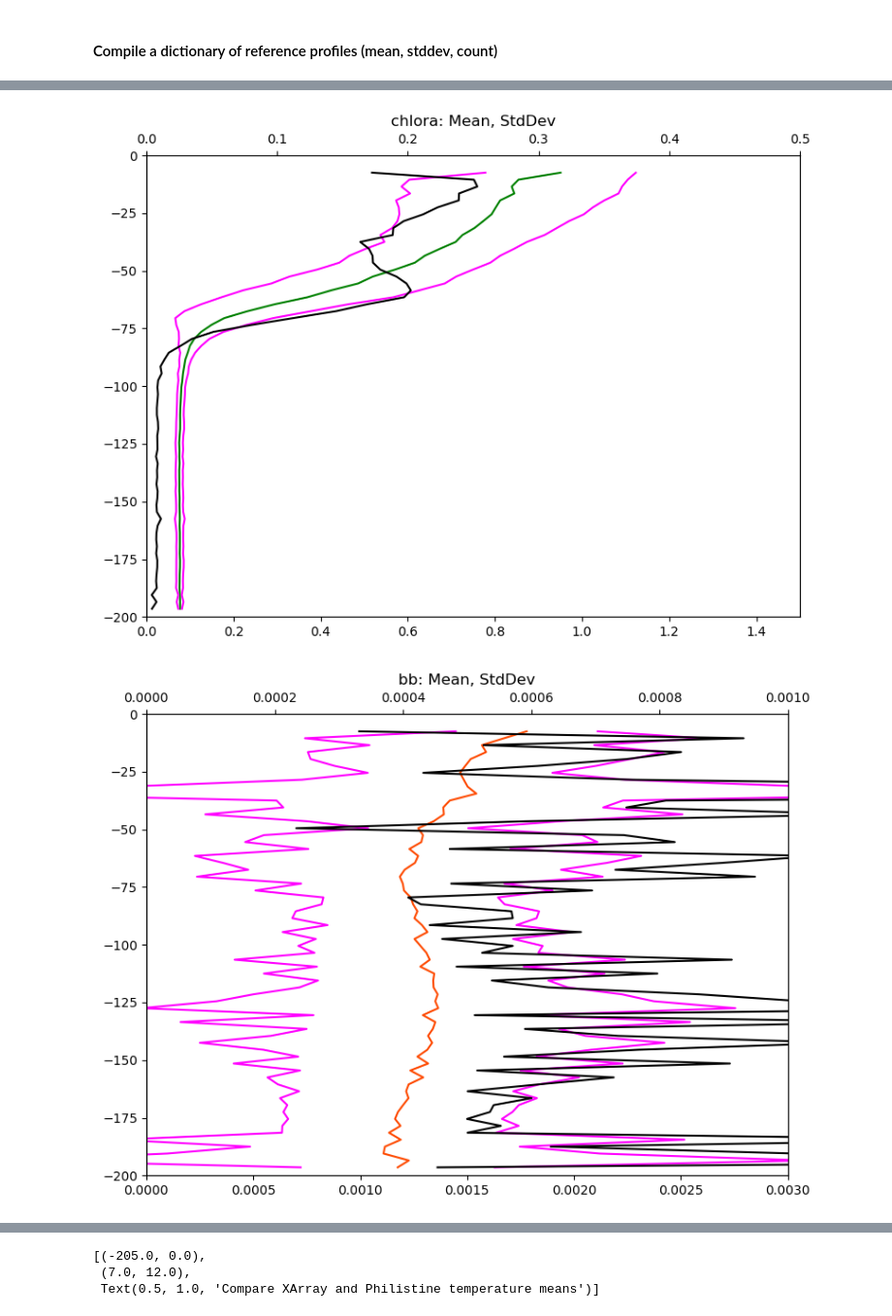
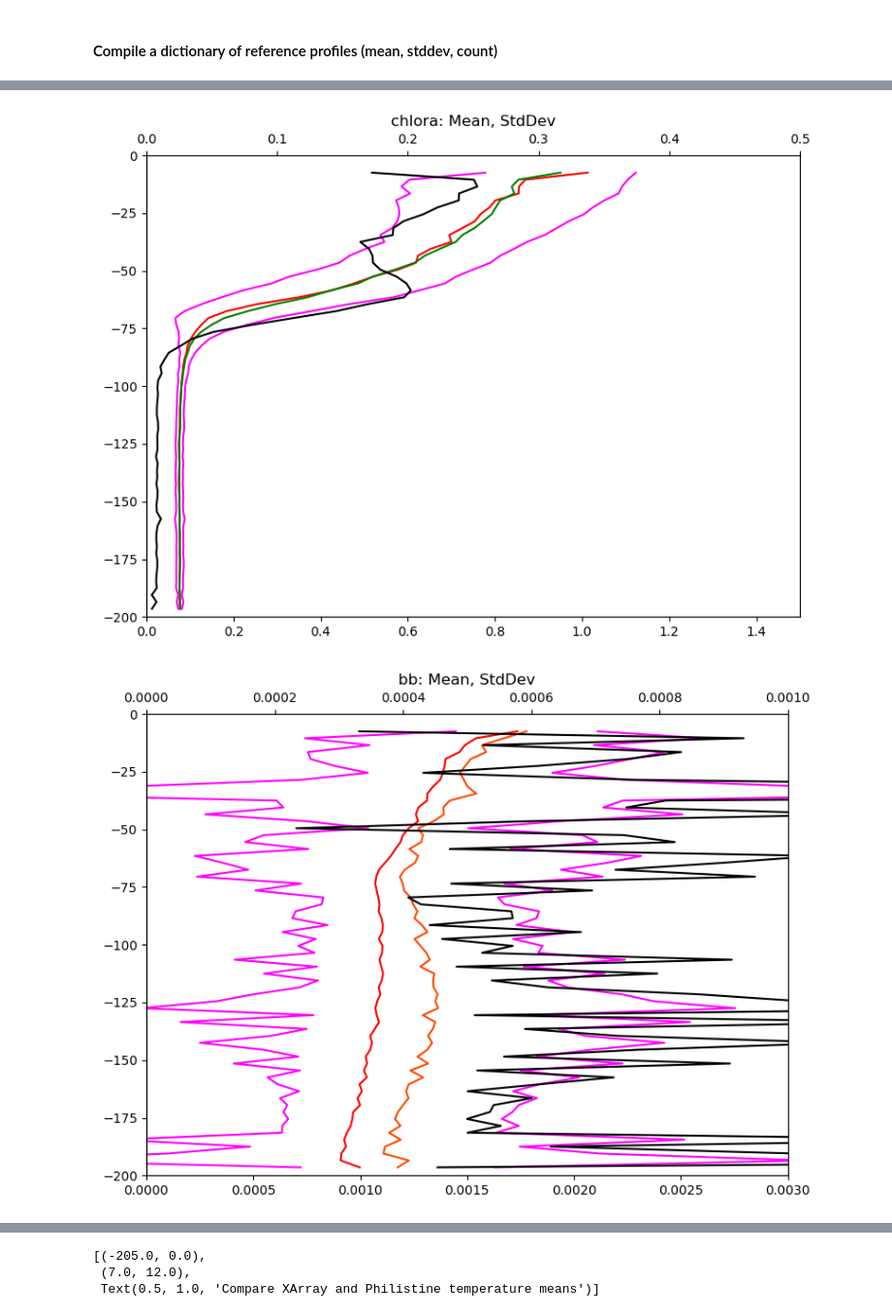
Before and after one commit to geo-smart/ocean, a Jupyter notebook: rob_notebooks/anomaly.ipynb, the cells around one changed output, grey strips where cells are left out. Shown at 97% size. Saved outputs shown, nothing was run; the diff lists cells and outputs as text; code cells hidden in the pictures.

```diff
--- a/rob_notebooks/anomaly.ipynb
+++ b/rob_notebooks/anomaly.ipynb
@@ -82,6 +82,22 @@ def ChartMeanStdDev(name, ranges, daM, daSD, wid, hgt, colorM, colorSD):
     axtwin.set(xlim = (ranges[1][0], ranges[1][1]), ylim = (z0, z1))
     ax.set(title=name + ': Mean, StdDev')
     return
+
+
+def ChartMeanStdDevMedian(name, ranges, daM, daSD, daMed, wid, hgt, colorM, colorSD):
+    fig, ax = plt.subplots(figsize=(wid, hgt), tight_layout=True)
+    axtwin = ax.twiny()
+    sdcol = 'magenta'
+    ax.plot(  daMed,       daMed['z'],  ms =   4., color='red',  mfc=colorM)
+    ax.plot(    daM,         daM['z'],  ms =   4., color=colorM,  mfc=colorM)
+    ax.plot(    daM + daSD,  daM['z'],  ms =  10., color=sdcol,  mfc='red')
+    ax.plot(    daM - daSD,  daM['z'],  ms =  10., color=sdcol,  mfc='red')
+    axtwin.plot(daSD,        daSD['z'], ms =   4., color=colorSD, mfc=colorSD)
+    z0, z1 = -200., 0.
+    ax.set(    xlim = (ranges[0][0], ranges[0][1]), ylim = (z0, z1))
+    axtwin.set(xlim = (ranges[1][0], ranges[1][1]), ylim = (z0, z1))
+    ax.set(title=name + ': Mean, StdDev')
+    return
 # %% [markdown]
 ### Development code for understanding a sensors profile with depth
 
@@ -147,16 +163,18 @@ bin_upper_zs      = np.linspace(-n_zone_meters + n_meters_per_bin, 0, n_zone_met
 
 r1 = {}                                      # r1 will be a dictionary of triples ( , , )
 for sensor_name in sensors_phase1:
-    dd   = d[sensor_name]                    # 5-tuple (DataArray, DataArray, range0, range1, color
-    ds   = xr.merge([dd[0], dd[1]])
-    ds   = ds.swap_dims({'time':'z'})
-    ds   = ds.drop('time')
-    dsM  = ds.groupby_bins('z', bin_upper_zs).mean()
-    dsM  = dsM.assign_coords(z_bins=np.array([v.mid for v in dsM.z_bins.values])).rename({'z_bins': 'z'})
-    dsSD = ds.groupby_bins('z', bin_upper_zs).std()
-    dsSD = dsSD.assign_coords(z_bins=np.array([v.mid for v in dsSD.z_bins.values])).rename({'z_bins': 'z'}).rename({sensor_name: 'stddev'})
-    dsC  = ds.groupby_bins('z', bin_upper_zs).count()
-    dsC  = dsC.assign_coords(z_bins=np.array([v.mid for v in dsC.z_bins.values])).rename({'z_bins': 'z'}).rename({sensor_name: 'count'})
-    r1[sensor_name] = (dsM[sensor_name], dsSD['stddev'], dsC['count'])
-    ChartMeanStdDev(sensor_name, [ranges[sensor_name], standard_deviations[sensor_name]], dsM[sensor_name], dsSD['stddev'], 8, 6, dd[4], 'black')
+    dd     = d[sensor_name]                    # 5-tuple (DataArray, DataArray, range0, range1, color
+    ds     = xr.merge([dd[0], dd[1]])
+    ds     = ds.swap_dims({'time':'z'})
+    ds     = ds.drop('time')
+    dsM    = ds.groupby_bins('z', bin_upper_zs).mean()
+    dsM    = dsM.assign_coords(z_bins=np.array([v.mid for v in dsM.z_bins.values])).rename({'z_bins': 'z'})
+    dsSD   = ds.groupby_bins('z', bin_upper_zs).std()
+    dsSD   = dsSD.assign_coords(z_bins=np.array([v.mid for v in dsSD.z_bins.values])).rename({'z_bins': 'z'}).rename({sensor_name: 'stddev'})
+    dsC    = ds.groupby_bins('z', bin_upper_zs).count()
+    dsC    = dsC.assign_coords(z_bins=np.array([v.mid for v in dsC.z_bins.values])).rename({'z_bins': 'z'}).rename({sensor_name: 'count'})
+    dsMed  = ds.groupby_bins('z', bin_upper_zs).median()
+    dsMed  = dsMed.assign_coords(z_bins=np.array([v.mid for v in dsMed.z_bins.values])).rename({'z_bins': 'z'}).rename({sensor_name: 'median'})
+    r1[sensor_name] = (dsM[sensor_name], dsSD['stddev'], dsC['count'], dsMed['median'])
+    ChartMeanStdDevMedian(sensor_name, [ranges[sensor_name], standard_deviations[sensor_name]], dsM[sensor_name], dsSD['stddev'], dsMed['median'], 8, 6, dd[4], 'black')
 # %% [output]
@@ -168,2 +186,2 @@ for sensor_name in sensors_phase1:
-[figure, old version]
+[figure, new version]
-[figure, old version]
+[figure, new version]
```
Also changed, not shown: parts of 7 cells of this notebook, 1 other file.
